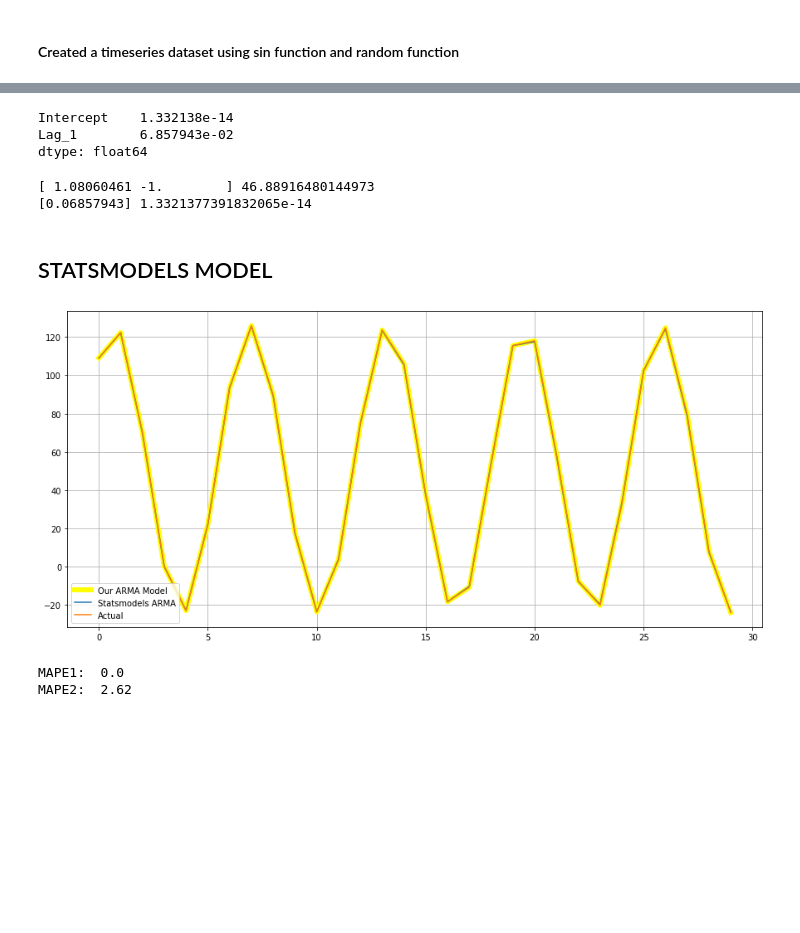
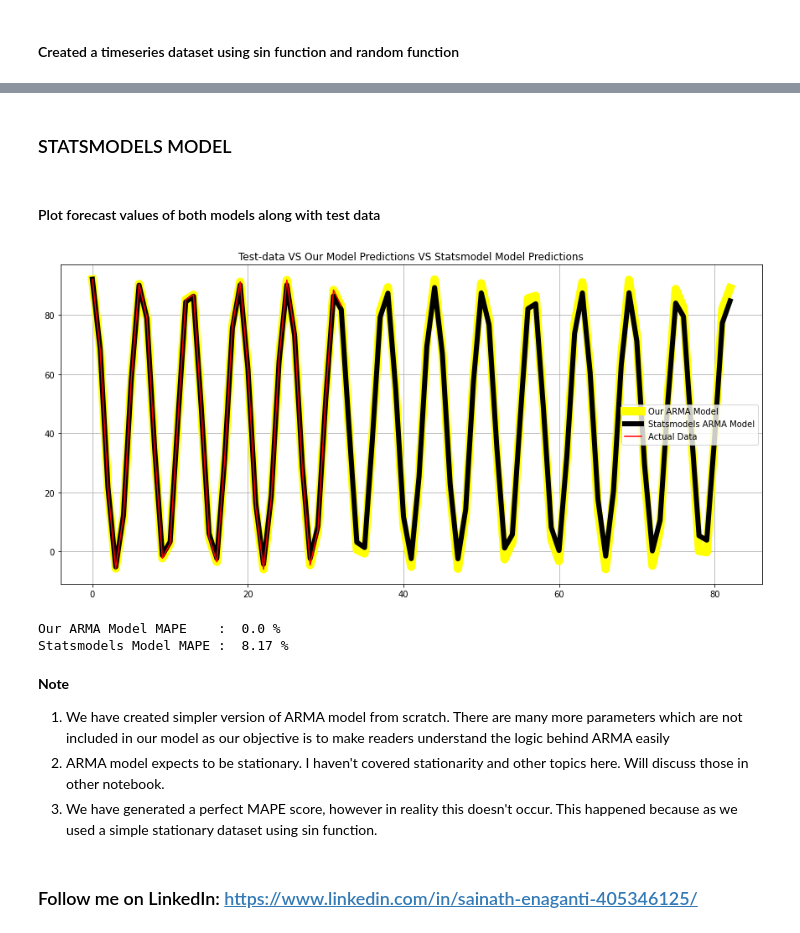
Before and after one commit to enagantisainath/Time-Series-Analysis-Modules, a Jupyter notebook: Auto Regressive Moving Average Model (ARMA).ipynb, the cells around one changed output, grey strips where cells are left out. Saved outputs shown, nothing was run; the diff lists cells and outputs as text; code cells hidden in the pictures; blank space fills up the shorter version.

```diff
--- a/Auto Regressive Moving Average Model (ARMA).ipynb
+++ b/Auto Regressive Moving Average Model (ARMA).ipynb
@@ -151,0 +179,5 @@ max_q = 1
+# %%
+max_p = 2 #  AR lags
+max_q = 1 #  MA lags
+
+n_preds= len(test_df) + 50 # Forecast future 50 points as well
@@ -152,3 +186,3 @@ max_q = 1
 # %%
-model1 = AR(data=train_df.copy(),p=max_p) # This is the model created by us.
+model1 = ARMA(data=train_df,p=max_p,q=max_q) # This is the model created by us.
 model1.fit()
@@ -194,18 +192,0 @@ dtype: float64
-# %%
-mod.params
-# %% [output]
-Intercept    1.332138e-14
-Lag_1        6.857943e-02
-dtype: float64
-# %%
-beta = model1.params.values[1:]
-intercept1 = model1.params.values[0]
-
-alpha = mod.params.values[1:]
-intercept2 = mod.params.values[0]
-
-print(beta,intercept1)
-print(alpha,intercept2)
-# %% [output]
-[ 1.08060461 -1.        ] 46.88916480144973
-[0.06857943] 1.3321377391832065e-14
@@ -216,24 +193,36 @@ pred1 = x1@beta + x2@alpha + intercept1 + intercept2
+# %%
+pred1 = model1.predict(n_preds=n_preds) # Predictions generated by our model
 # %% [markdown]
-## STATSMODELS MODEL
+### STATSMODELS MODEL
 # %%
 model_2 = ARIMA(train_df.copy(),order=(max_p,0,max_q))
 # %%
 model2= model_2.fit()
 # %%
-pred2 = model2.predict(start=len(train_df),end=len(train_df)+len(test_df)-1).reset_index(drop=True)
+pred2 = model2.predict(start=len(train_df),end=len(train_df)-1+n_preds).reset_index(drop=True)#Predictions from statsmodel model
+# %% [markdown]
+#### Plot forecast values of both models along with test data
 # %%
 plt.figure(figsize=(15,7))
-plt.plot(pred1,label='Our ARMA Model',color='yellow',linewidth='6')
-plt.plot(pred2,label='Statsmodels ARMA')
-plt.plot(test_df.Volume,label='Actual')
-plt.legend()
+plt.plot(pred1,label='Our ARMA Model',color='yellow',linewidth='10')
+plt.plot(pred2,label='Statsmodels ARMA Model',color='black',linewidth='6')
+plt.plot(test_df.Volume,label='Actual Data',color='red')
+plt.legend(loc='best')
 plt.grid()
+plt.title("Test-data VS Our Model Predictions VS Statsmodel Model Predictions")
 plt.show()
 # %% [output]
-[figure, old version]
+[figure, new version]
 # %%
-print("MAPE1: ",mean_absolute_percentage_error(test_df.Volume,pred1))
-print("MAPE2: ",mean_absolute_percentage_error(test_df.Volume,pred2))
+print("Our ARMA Model MAPE    : ",mean_absolute_percentage_error(test_df.Volume,pred1),"%")
+print("Statsmodels Model MAPE : ",mean_absolute_percentage_error(test_df.Volume,pred2),"%")
 # %% [output]
-MAPE1:  0.0
-MAPE2:  2.62
+Our ARMA Model MAPE    :  0.0 %
+Statsmodels Model MAPE :  8.17 %
+# %% [markdown]
+<b>Note</b><br>
+1. We have created simpler version of ARMA model from scratch. There are many more parameters which are not included in our model as our objective is to make readers understand the logic behind ARMA easily  <br>
+2. ARMA model expects to be stationary. I haven't covered stationarity and other topics here. Will discuss those in other notebook.
+3. We have generated a perfect MAPE score, however in reality this doesn't occur. This happened because as we used a simple stationary dataset using sin function.
+# %% [markdown]
+### Follow me on LinkedIn: https://www.linkedin.com/in/sainath-enaganti-405346125/
```
Also changed, not shown: parts of 18 cells of this notebook.
